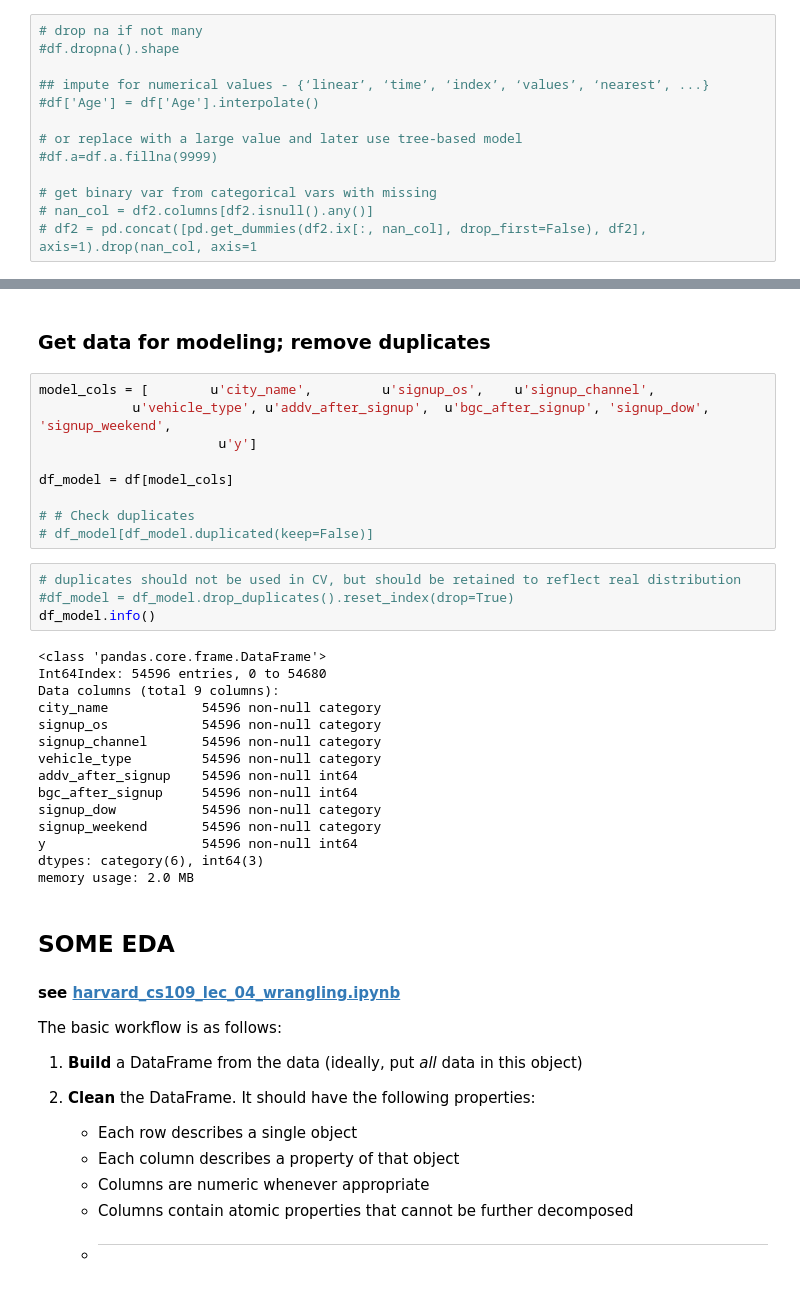
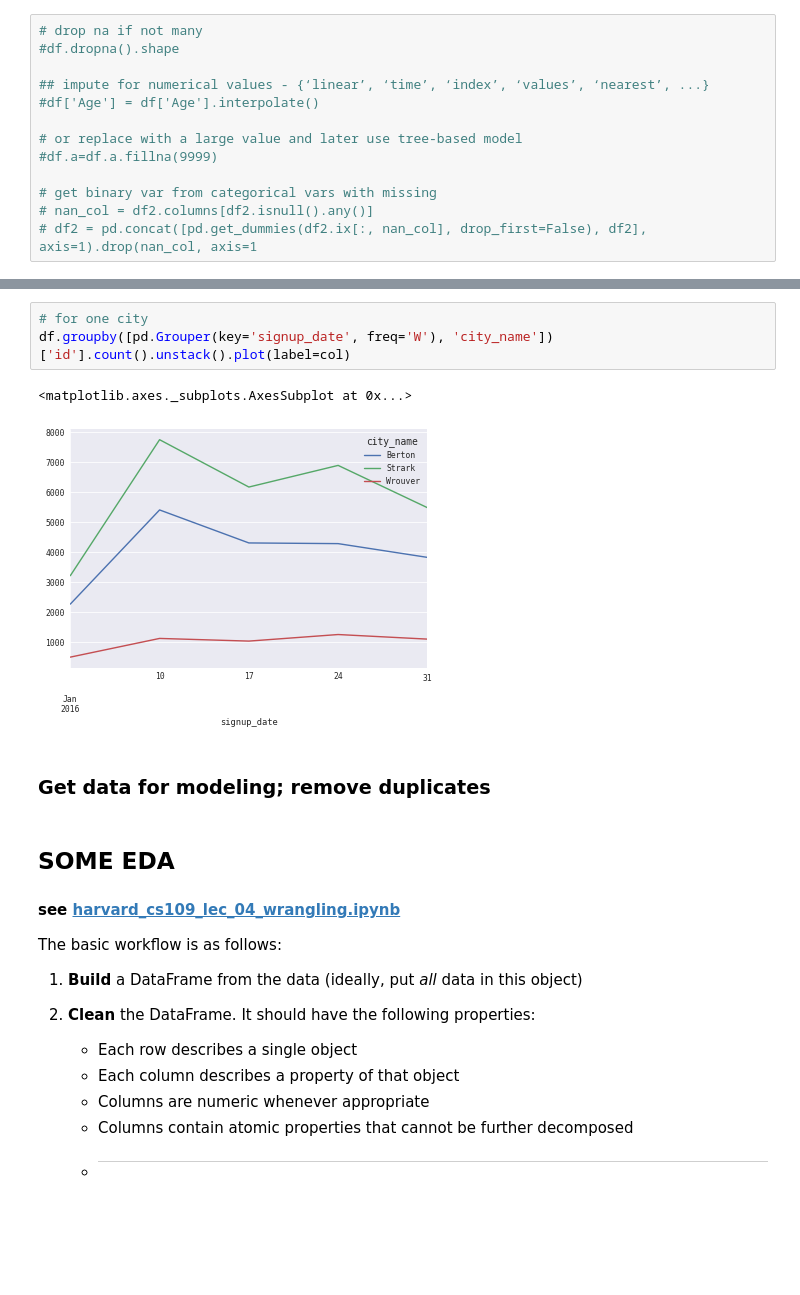
Before and after one commit to yuwei2341/PYSCRP, a Jupyter notebook: EDA.ipynb, the cells around one changed output, grey strips where cells are left out. Drawn from its saved outputs; the diff is of its cells as text; blank space fills up the shorter version.

```diff
--- a/EDA.ipynb
+++ b/EDA.ipynb
@@ -255,33 +312,11 @@ fraction of signups taking a first trip after correction: 0.111
+# %%
+# for one city
+df.groupby([pd.Grouper(key='signup_date', freq='W'), 'city_name'])['id'].count().unstack().plot(label=col)
+# %% [output]
+<matplotlib.axes._subplots.AxesSubplot at 0x...>
+[figure, added]
 # %% [markdown]
 ### Get data for modeling; remove duplicates
-# %%
-model_cols = [        u'city_name',         u'signup_os',    u'signup_channel',
-            u'vehicle_type', u'addv_after_signup',  u'bgc_after_signup', 'signup_dow', 'signup_weekend',
-                       u'y']
-
-df_model = df[model_cols]
-
-# # Check duplicates
-# df_model[df_model.duplicated(keep=False)]
-# %%
-# duplicates should not be used in CV, but should be retained to reflect real distribution
-#df_model = df_model.drop_duplicates().reset_index(drop=True)
-df_model.info()
-# %% [output]
-<class 'pandas.core.frame.DataFrame'>
-Int64Index: 54596 entries, 0 to 54680
-Data columns (total 9 columns):
-city_name            54596 non-null category
-signup_os            54596 non-null category
-signup_channel       54596 non-null category
-vehicle_type         54596 non-null category
-addv_after_signup    54596 non-null int64
-bgc_after_signup     54596 non-null int64
-signup_dow           54596 non-null category
-signup_weekend       54596 non-null category
-y                    54596 non-null int64
-dtypes: category(6), int64(3)
-memory usage: 2.0 MB
 # %% [markdown]
 ## SOME EDA
 #### see [harvard_cs109_lec_04_wrangling.ipynb](harvard_cs109_lec_04_wrangling.ipynb)
```
Also changed, not shown: parts of 17 cells of this notebook.
